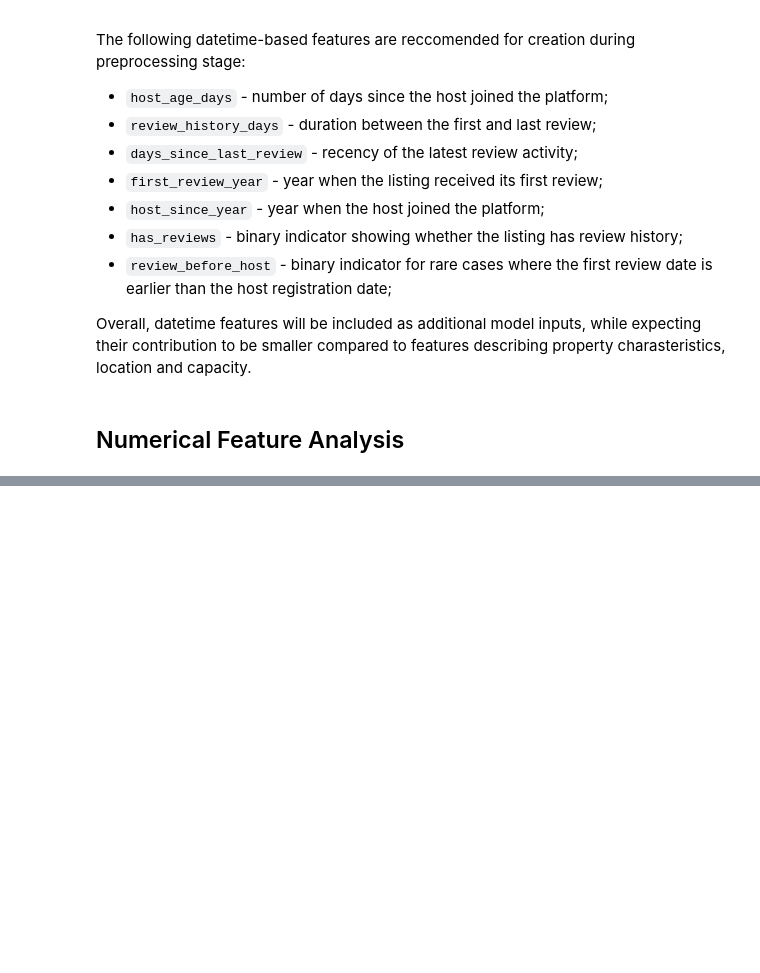
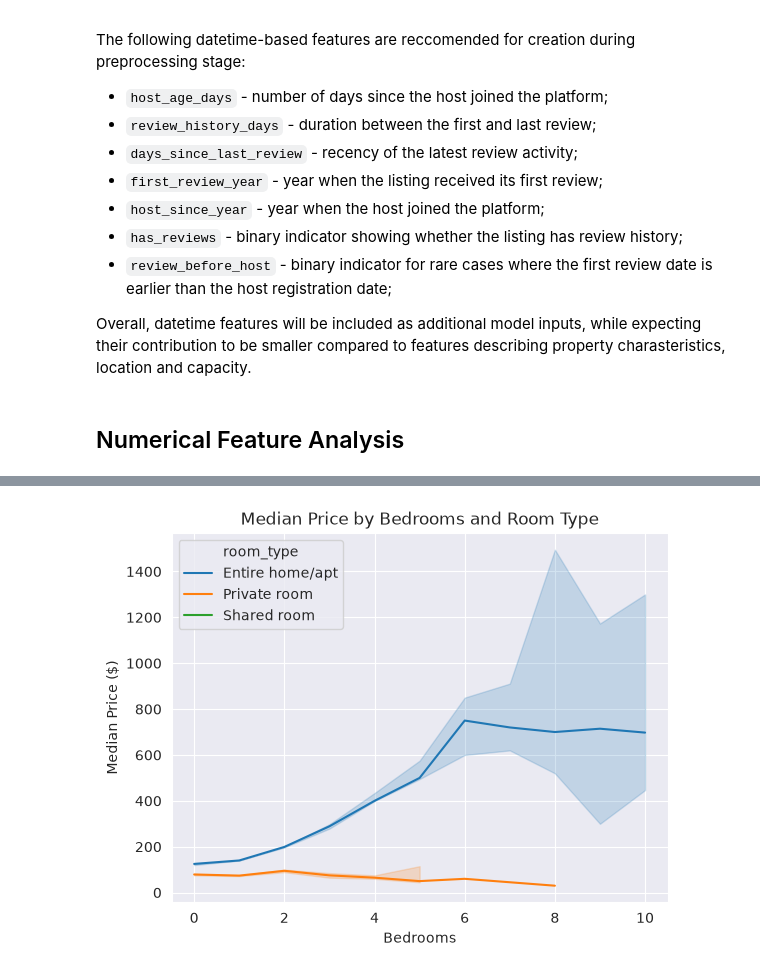
Before and after one commit to Car1LL/airbnb_prices_prediction, a Jupyter notebook: notebooks/01_EDA.ipynb, the cells around one changed output, grey strips where cells are left out. Cells and saved outputs as stored; diff of their text form; code cells hidden in the pictures; blank space fills up the shorter version.

```diff
--- a/notebooks/01_EDA.ipynb
+++ b/notebooks/01_EDA.ipynb
@@ -692,0 +726,15 @@ num_cols = [
+# %%
+sns.lineplot(
+    data=df,
+    x='bedrooms',
+    y='price',
+    hue='room_type',
+    estimator='median'
+)
+
+plt.title("Median Price by Bedrooms and Room Type")
+plt.xlabel("Bedrooms")
+plt.ylabel("Median Price ($)")
+plt.show()
+# %% [output]
+[figure, added]
```
Also changed, not shown: parts of 33 cells of this notebook.
